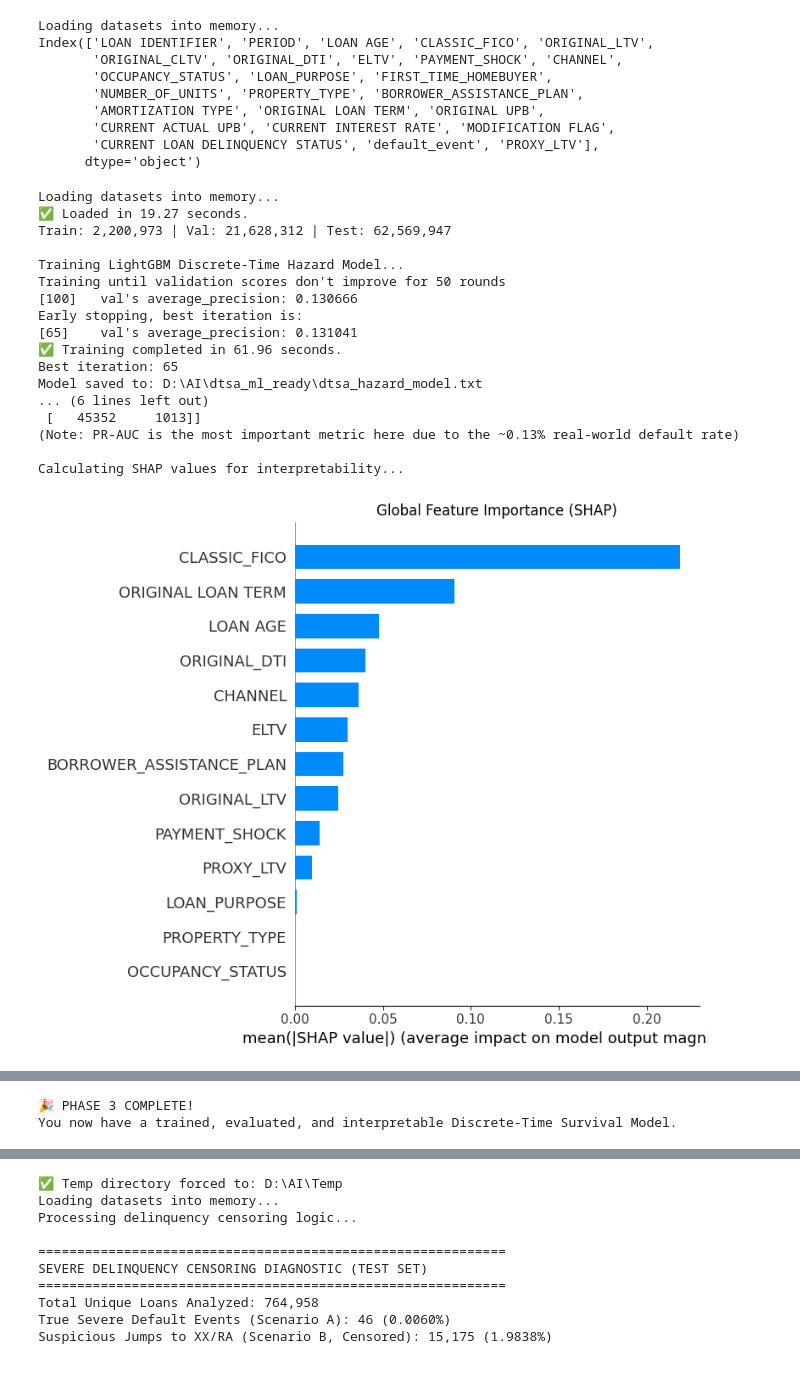
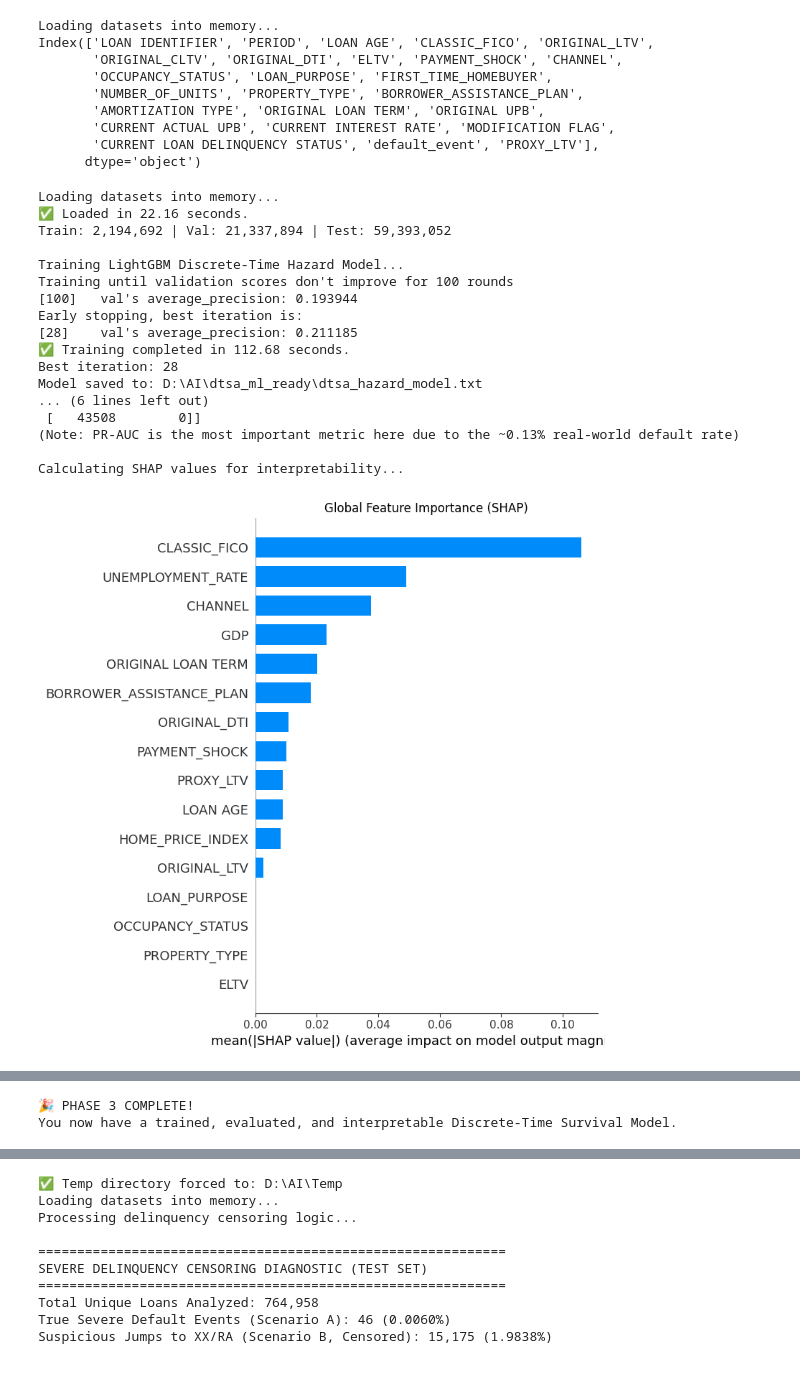
Before and after one commit to josephadean34-bit/Credit-Risk-Model, a Jupyter notebook: Credit Risk Model.ipynb, the cells around one changed output, grey strips where cells are left out. Saved outputs shown, nothing was run; the diff lists cells and outputs as text; code cells hidden in the pictures.

```diff
--- a/Credit Risk Model.ipynb
+++ b/Credit Risk Model.ipynb
@@ -677,7 +890,7 @@ from fredapi import Fred
 import numpy as np
 
 # Initialize FRED with your API key
-fred = Fred(api_key='badde7b0bf5a6441f7da522af157a338 ')  # Replace with your key
+fred = Fred(api_key='badde7b0bf5a6441f7da522af157a338 ')
 
 
 def get_vintage_data_clean(series_ids, fred_client):
@@ -719,7 +932,7 @@ df = pd.DataFrame(data)
 df = df.resample('ME').last()
 
 
-#df.reset_index(inplace=True)
+
 
 df['GDP'] = df['GDP'].shift(2, axis=0, fill_value=pd.NA)
 
@@ -732,7 +945,8 @@ df['UNEMPLOYMENT_RATE'] = df['UNEMPLOYMENT_RATE'].interpolate(method='linear')
 #last_full_month = last_week.replace(day=1) - timedelta(days=1)  # End of previous month
 #df_full = df.loc[:last_full_month.strftime('%Y-%m-%d')].copy()
 
-
+df['Date'] = pd.to_datetime(df.index, format='%Y%m')
+df['Date'] = df['Date'].dt.strftime('%Y%m').astype(int)
 df_short = df.loc['1990-01-01':'2025-12-31']
 # Convert row names (index) to a column called 'Date'
 #df_short = df_short.reset_index()
@@ -803,13 +1069,13 @@ print(f"Train: {len(df_train):,} | Val: {len(df_val):,} | Test: {len(df_test):,}
 # Drop identifier columns that shouldn't be used as predictive features
 drop_cols = ['LOAN IDENTIFIER', 'PERIOD', 'CURRENT ACTUAL UPB', 'ORIGINAL UPB',
               'ESTIMATED LOAN-TO-VALUE (ELTV)', 'FIRST_TIME_HOMEBUYER',
-              'CURRENT LOAN DELINQUENCY STATUS', 'NUMBER_OF_UNITS']
+              'CURRENT LOAN DELINQUENCY STATUS', 'NUMBER_OF_UNITS' , 'Date']
 for df in [df_train, df_val, df_test]:
     df.drop(columns=drop_cols, inplace=True, errors='ignore')
 
 # Define target and features
 target = 'default_event'
-features = ['CLASSIC_FICO', 'PROXY_LTV', 'ORIGINAL LOAN TERM', 'LOAN AGE',
+features = ['CLASSIC_FICO', 'PROXY_LTV', 'ORIGINAL LOAN TERM', 'LOAN AGE', 'GDP', 'UNEMPLOYMENT_RATE', 'HOME_PRICE_INDEX',
              'ORIGINAL_DTI', 'ORIGINAL_LTV', 'CHANNEL', 'ELTV', 'OCCUPANCY_STATUS', 'PAYMENT_SHOCK', 'BORROWER_ASSISTANCE_PLAN', 'PROPERTY_TYPE', 'LOAN_PURPOSE']
 
 # Define categorical features (LightGBM handles these natively and powerfully)
@@ -839,7 +1105,7 @@ params = {
     'boosting_type': 'gbdt',
     'learning_rate': 0.01,
     'num_leaves': 31,
-    'max_depth': 6,          # Deeper trees capture interactions (e.g., Low FICO + High LTV)
+    'max_depth': 10,          # Deeper trees capture interactions (e.g., Low FICO + High LTV)
     'min_child_samples': 100,# Prevents overfitting to tiny subgroups
     'feature_fraction': 0.8, # Randomly select 80% of features per tree (reduces overfitting)
     'bagging_fraction': 0.8, # Randomly select 80% of rows per tree
@@ -859,10 +1125,10 @@ lgb_val = lgb.Dataset(X_val, label=y_val, categorical_feature=categorical_featur
 model = lgb.train(
     params,
     lgb_train,
-    num_boost_round=1000,
+    num_boost_round=1500,
     valid_sets=[lgb_val],
     valid_names=['val'],
-    callbacks=[lgb.early_stopping(stopping_rounds=50), lgb.log_evaluation(period=100)]
+    callbacks=[lgb.early_stopping(stopping_rounds=100), lgb.log_evaluation(period=100)]
 )
 
 print(f"✅ Training completed in {time.time() - train_start:.2f} seconds.")
@@ -894,39 +1160,39 @@ shap_pred = model.predict(shap_sample, num_iteration=model.best_iteration)
 # Initialize TreeExplainer
 explainer = shap.TreeExplainer(model)
 shap_values = explainer.shap_values(shap_sample)
 
 # Plot Global Feature Importance
 plt.figure(figsize=(12, 8))
 shap.summary_plot(shap_values, shap_sample, plot_type="bar", show=False)
 plt.title("Global Feature Importance (SHAP)")
 plt.tight_layout()
 plt.show()
 
 # Plot SHAP Beeswarm (shows directionality: e.g., does High ELTV increase or decrease risk?)
 plt.figure(figsize=(12, 8))
 shap.summary_plot(shap_values, shap_sample, show=False)
 plt.title("SHAP Feature Impact on Default Hazard")
 plt.tight_layout()
 plt.show()
 
 print("\n🎉 PHASE 3 COMPLETE!")
 print("You now have a trained, evaluated, and interpretable Discrete-Time Survival Model.")
 # %% [output]
 Loading datasets into memory...
-✅ Loaded in 19.27 seconds.
-Train: 2,200,973 | Val: 21,628,312 | Test: 62,569,947
+✅ Loaded in 22.16 seconds.
+Train: 2,194,692 | Val: 21,337,894 | Test: 59,393,052
 
 Training LightGBM Discrete-Time Hazard Model...
-Training until validation scores don't improve for 50 rounds
-[100]   val's average_precision: 0.130666
+Training until validation scores don't improve for 100 rounds
+[100]   val's average_precision: 0.193944
 Early stopping, best iteration is:
-[65]    val's average_precision: 0.131041
-✅ Training completed in 61.96 seconds.
-Best iteration: 65
+[28]    val's average_precision: 0.211185
+✅ Training completed in 112.68 seconds.
+Best iteration: 28
 Model saved to: D:\AI\dtsa_ml_ready\dtsa_hazard_model.txt
 ... (6 lines left out)
- [   45352     1013]]
+ [   43508        0]]
 (Note: PR-AUC is the most important metric here due to the ~0.13% real-world default rate)
 
 Calculating SHAP values for interpretability...
-[figure, old version]
+[figure, new version]
```
Also changed, not shown: parts of 17 cells of this notebook.
